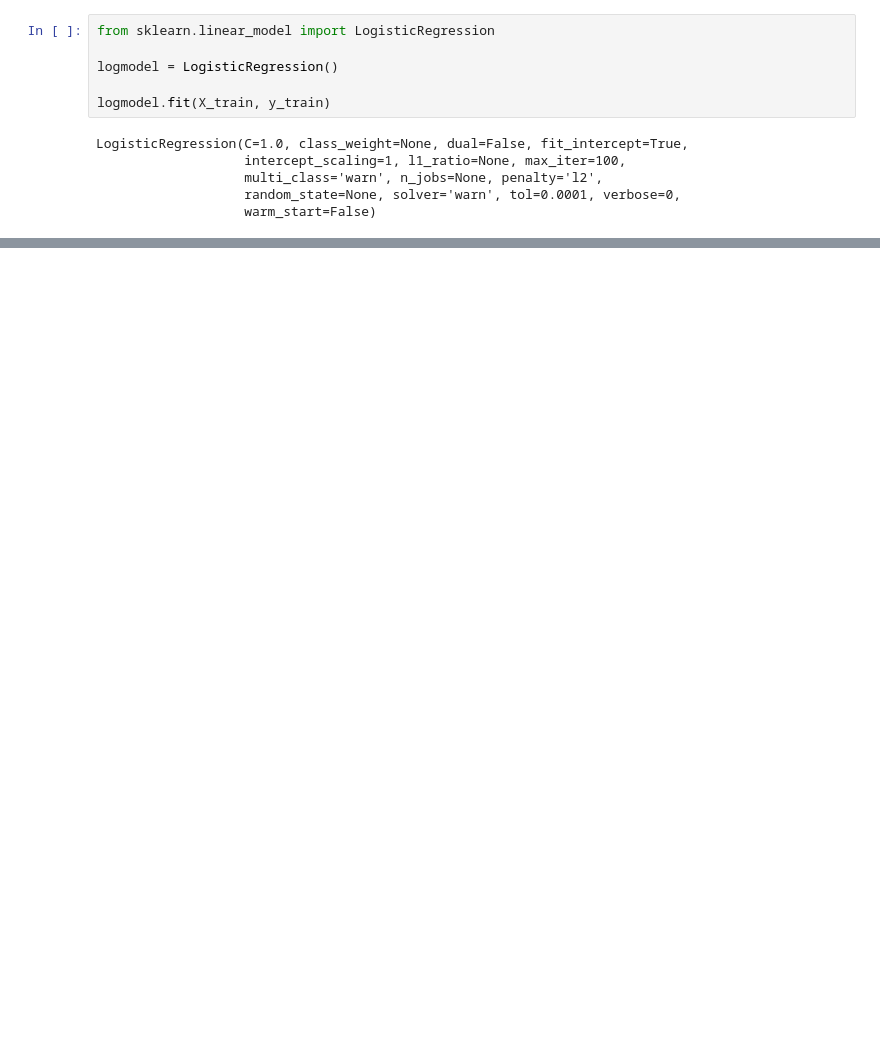
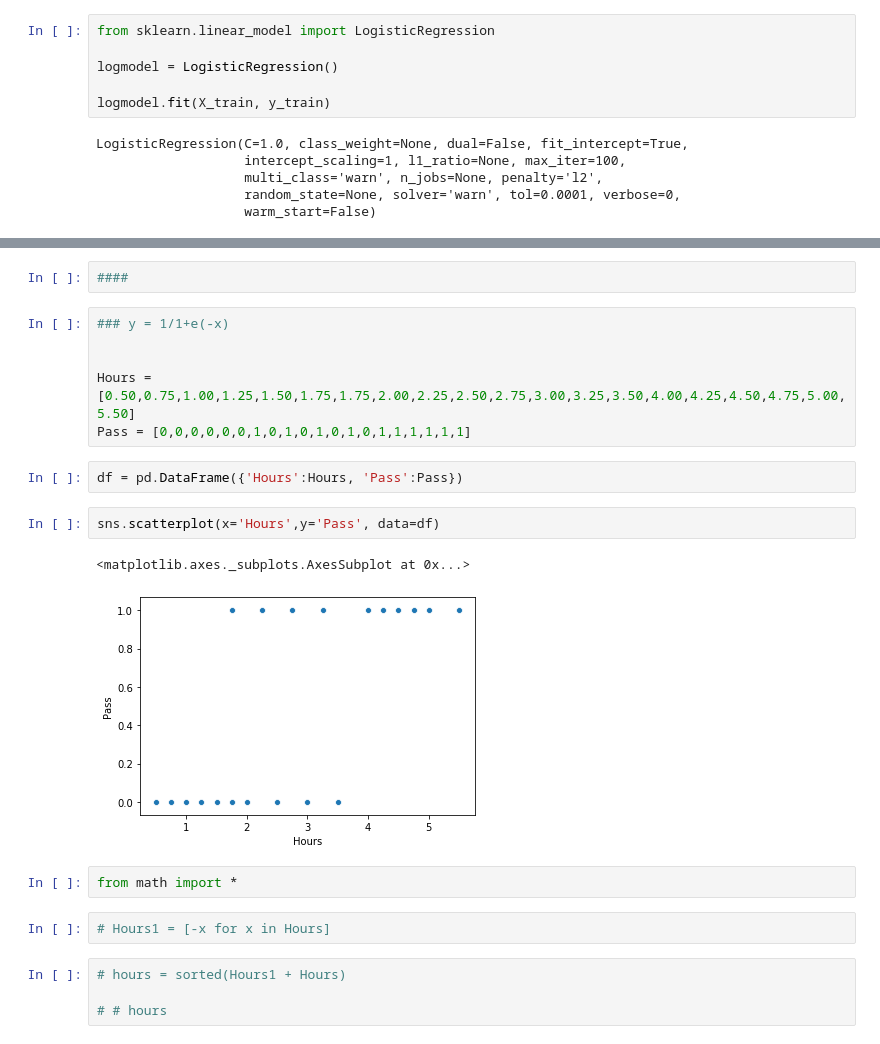
Before and after one commit to rhtm123/DataScience, a Jupyter notebook: 2.3_Logistic_regression.ipynb, the cells around one changed output, grey strips where cells are left out. Saved outputs shown, nothing was run; the diff lists cells and outputs as text; blank space fills up the shorter version.

```diff
--- a/2.3_Logistic_regression.ipynb
+++ b/2.3_Logistic_regression.ipynb
@@ -211,0 +168,23 @@ weighted avg       0.81      0.80      0.80       178
+# %%
+####
+# %%
+### y = 1/1+e(-x)
+
+
+Hours = [0.50,0.75,1.00,1.25,1.50,1.75,1.75,2.00,2.25,2.50,2.75,3.00,3.25,3.50,4.00,4.25,4.50,4.75,5.00,5.50]
+Pass = [0,0,0,0,0,0,1,0,1,0,1,0,1,0,1,1,1,1,1,1]
+# %%
+df = pd.DataFrame({'Hours':Hours, 'Pass':Pass})
+# %%
+sns.scatterplot(x='Hours',y='Pass', data=df)
+# %% [output]
+<matplotlib.axes._subplots.AxesSubplot at 0x...>
+[figure, added]
+# %%
+from math import *
+# %%
+# Hours1 = [-x for x in Hours]
+# %%
+# hours = sorted(Hours1 + Hours)
+
+# # hours
```
Also changed, not shown: parts of 16 cells of this notebook, 6 other files.
